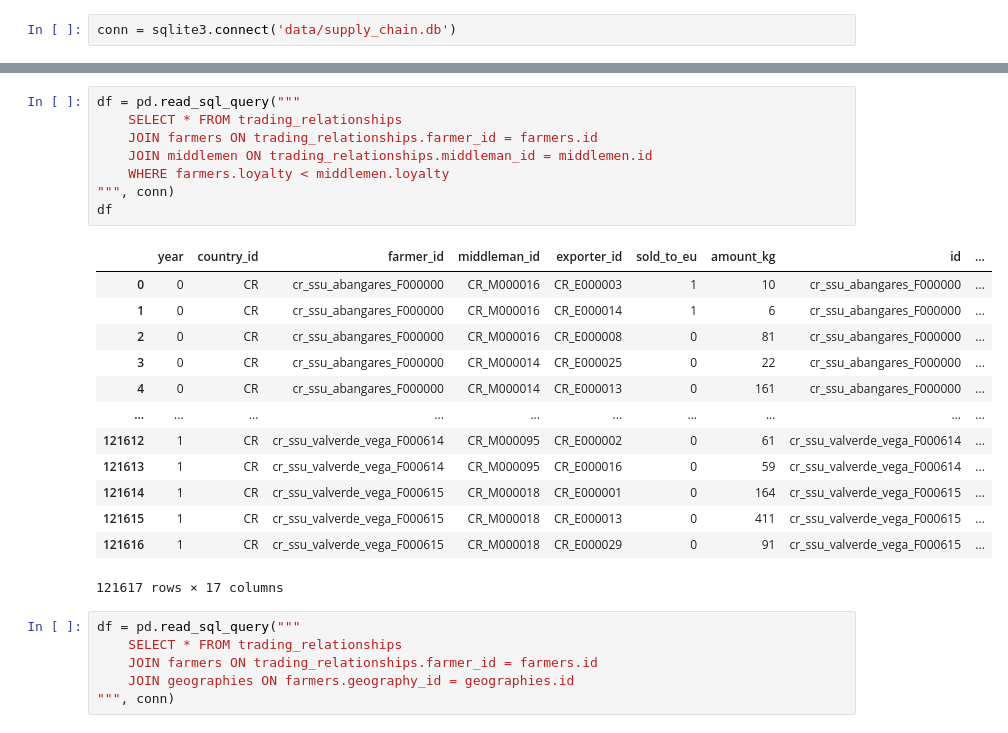
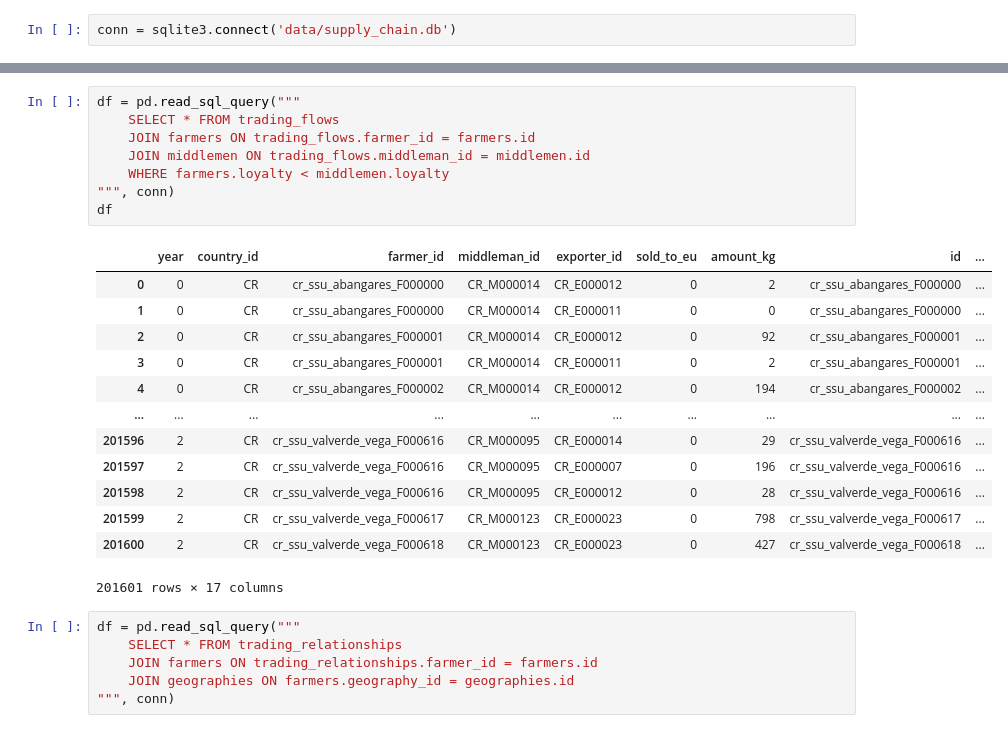
Before and after one commit to ccerv1/supply-chain-simulator, a Jupyter notebook: DashboardPrototype.ipynb, the cells around one changed output, grey strips where cells are left out. Drawn from its saved outputs; the diff is of its cells as text.

```diff
--- a/DashboardPrototype.ipynb
+++ b/DashboardPrototype.ipynb
@@ -50,25 +45,25 @@ pd.read_sql_query("""
 # %%
 df = pd.read_sql_query("""
-    SELECT * FROM trading_relationships
-    JOIN farmers ON trading_relationships.farmer_id = farmers.id
-    JOIN middlemen ON trading_relationships.middleman_id = middlemen.id
+    SELECT * FROM trading_flows
+    JOIN farmers ON trading_flows.farmer_id = farmers.id
+    JOIN middlemen ON trading_flows.middleman_id = middlemen.id
     WHERE farmers.loyalty < middlemen.loyalty
 """, conn)
 df
 # %% [output]
 |  | year | country_id | farmer_id | middleman_id | exporter_id | sold_to_eu | amount_kg | id | ... |
-| 0 | 0 | CR | cr_ssu_abangares_F000000 | CR_M000016 | CR_E000003 | 1 | 10 | cr_ssu_abangares_F000000 | ... |
-| 1 | 0 | CR | cr_ssu_abangares_F000000 | CR_M000016 | CR_E000014 | 1 | 6 | cr_ssu_abangares_F000000 | ... |
-| 2 | 0 | CR | cr_ssu_abangares_F000000 | CR_M000016 | CR_E000008 | 0 | 81 | cr_ssu_abangares_F000000 | ... |
-| 3 | 0 | CR | cr_ssu_abangares_F000000 | CR_M000014 | CR_E000025 | 0 | 22 | cr_ssu_abangares_F000000 | ... |
-| 4 | 0 | CR | cr_ssu_abangares_F000000 | CR_M000014 | CR_E000013 | 0 | 161 | cr_ssu_abangares_F000000 | ... |
+| 0 | 0 | CR | cr_ssu_abangares_F000000 | CR_M000014 | CR_E000012 | 0 | 2 | cr_ssu_abangares_F000000 | ... |
+| 1 | 0 | CR | cr_ssu_abangares_F000000 | CR_M000014 | CR_E000011 | 0 | 0 | cr_ssu_abangares_F000000 | ... |
+| 2 | 0 | CR | cr_ssu_abangares_F000001 | CR_M000014 | CR_E000012 | 0 | 92 | cr_ssu_abangares_F000001 | ... |
+| 3 | 0 | CR | cr_ssu_abangares_F000001 | CR_M000014 | CR_E000011 | 0 | 2 | cr_ssu_abangares_F000001 | ... |
+| 4 | 0 | CR | cr_ssu_abangares_F000002 | CR_M000014 | CR_E000012 | 0 | 194 | cr_ssu_abangares_F000002 | ... |
 | ... | ... | ... | ... | ... | ... | ... | ... | ... | ... |
-| 121612 | 1 | CR | cr_ssu_valverde_vega_F000614 | CR_M000095 | CR_E000002 | 0 | 61 | cr_ssu_valverde_vega_F000614 | ... |
-| 121613 | 1 | CR | cr_ssu_valverde_vega_F000614 | CR_M000095 | CR_E000016 | 0 | 59 | cr_ssu_valverde_vega_F000614 | ... |
-| 121614 | 1 | CR | cr_ssu_valverde_vega_F000615 | CR_M000018 | CR_E000001 | 0 | 164 | cr_ssu_valverde_vega_F000615 | ... |
-| 121615 | 1 | CR | cr_ssu_valverde_vega_F000615 | CR_M000018 | CR_E000013 | 0 | 411 | cr_ssu_valverde_vega_F000615 | ... |
-| 121616 | 1 | CR | cr_ssu_valverde_vega_F000615 | CR_M000018 | CR_E000029 | 0 | 91 | cr_ssu_valverde_vega_F000615 | ... |
+| 201596 | 2 | CR | cr_ssu_valverde_vega_F000616 | CR_M000095 | CR_E000014 | 0 | 29 | cr_ssu_valverde_vega_F000616 | ... |
+| 201597 | 2 | CR | cr_ssu_valverde_vega_F000616 | CR_M000095 | CR_E000007 | 0 | 196 | cr_ssu_valverde_vega_F000616 | ... |
+| 201598 | 2 | CR | cr_ssu_valverde_vega_F000616 | CR_M000095 | CR_E000012 | 0 | 28 | cr_ssu_valverde_vega_F000616 | ... |
+| 201599 | 2 | CR | cr_ssu_valverde_vega_F000617 | CR_M000123 | CR_E000023 | 0 | 798 | cr_ssu_valverde_vega_F000617 | ... |
+| 201600 | 2 | CR | cr_ssu_valverde_vega_F000618 | CR_M000123 | CR_E000023 | 0 | 427 | cr_ssu_valverde_vega_F000618 | ... |
-121617 rows × 17 columns
+201601 rows × 17 columns
 # %%
 df = pd.read_sql_query("""
     SELECT * FROM trading_relationships
```
Also changed, not shown: parts of 21 cells of this notebook, 6 other files.
